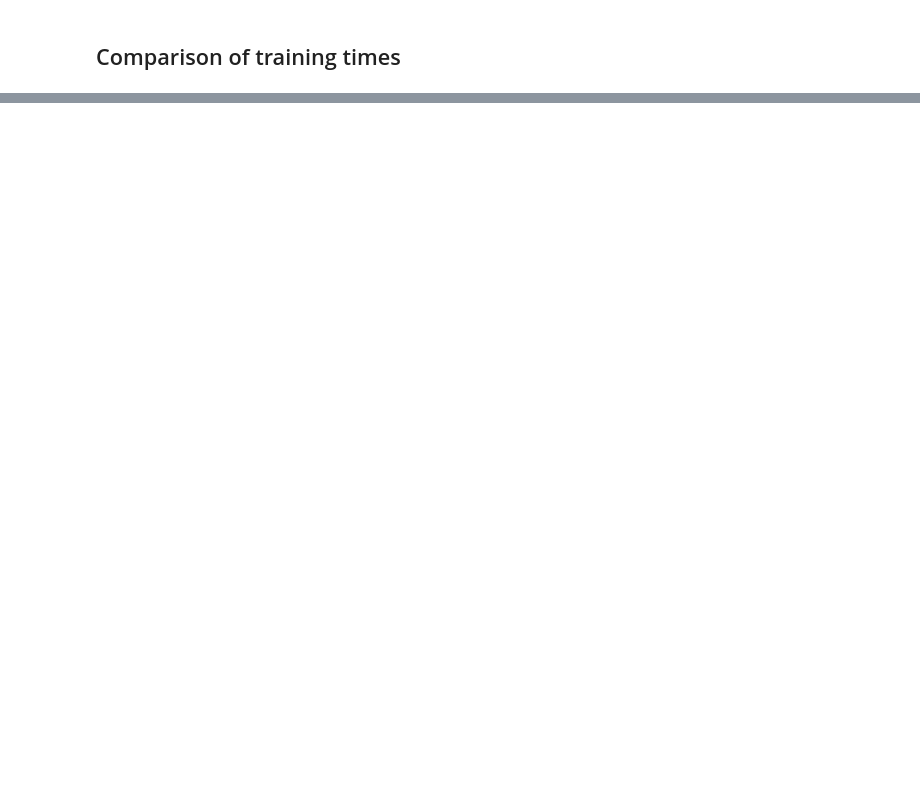
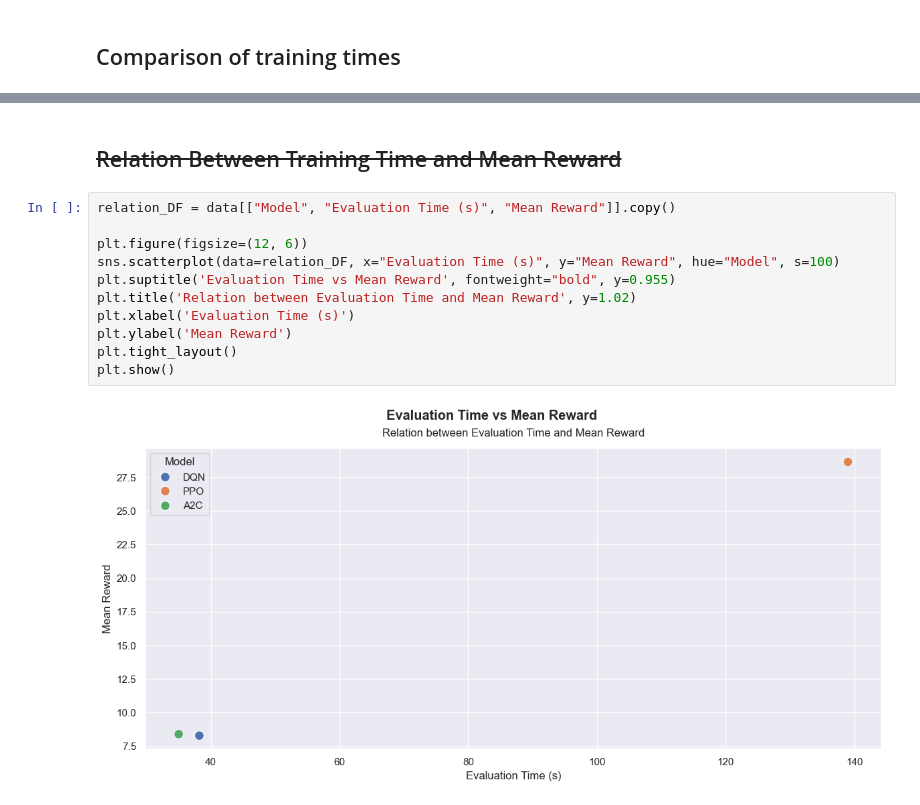
Before and after one commit to Harmxn02/RL-Project-highway, a Jupyter notebook: presentation/model_comparison.ipynb, the cells around one changed output, grey strips where cells are left out. Cells and saved outputs as stored; diff of their text form; blank space fills up the shorter version.

```diff
--- a/presentation/model_comparison.ipynb
+++ b/presentation/model_comparison.ipynb
@@ -62,0 +73,15 @@ plt.show()
+# %% [markdown]
+## ~~Relation Between Training Time and Mean Reward~~
+# %%
+relation_DF = data[["Model", "Evaluation Time (s)", "Mean Reward"]].copy()
+
+plt.figure(figsize=(12, 6))
+sns.scatterplot(data=relation_DF, x="Evaluation Time (s)", y="Mean Reward", hue="Model", s=100)
+plt.suptitle('Evaluation Time vs Mean Reward', fontweight="bold", y=0.955)
+plt.title('Relation between Evaluation Time and Mean Reward', y=1.02)
+plt.xlabel('Evaluation Time (s)')
+plt.ylabel('Mean Reward')
+plt.tight_layout()
+plt.show()
+# %% [output]
+[figure, added]
```
Also changed, not shown: parts of 8 cells of this notebook, 1 other file.
